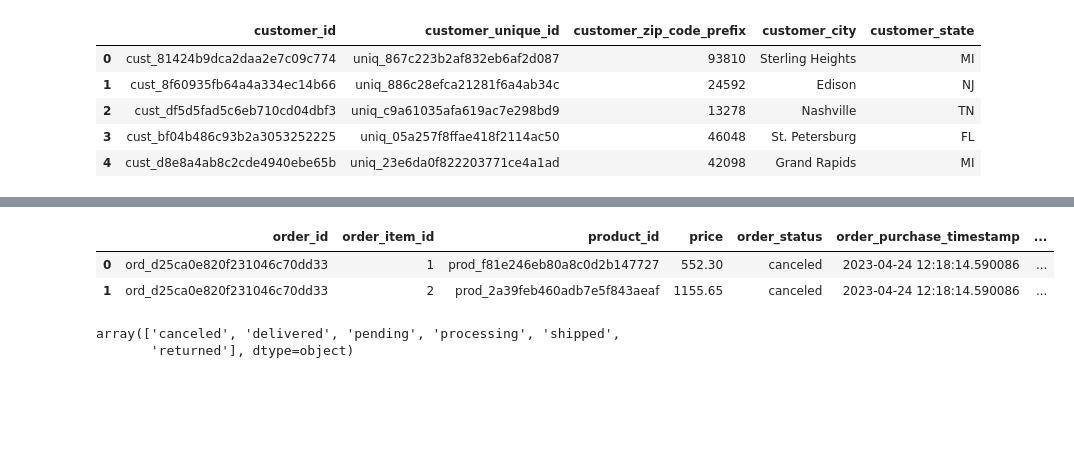
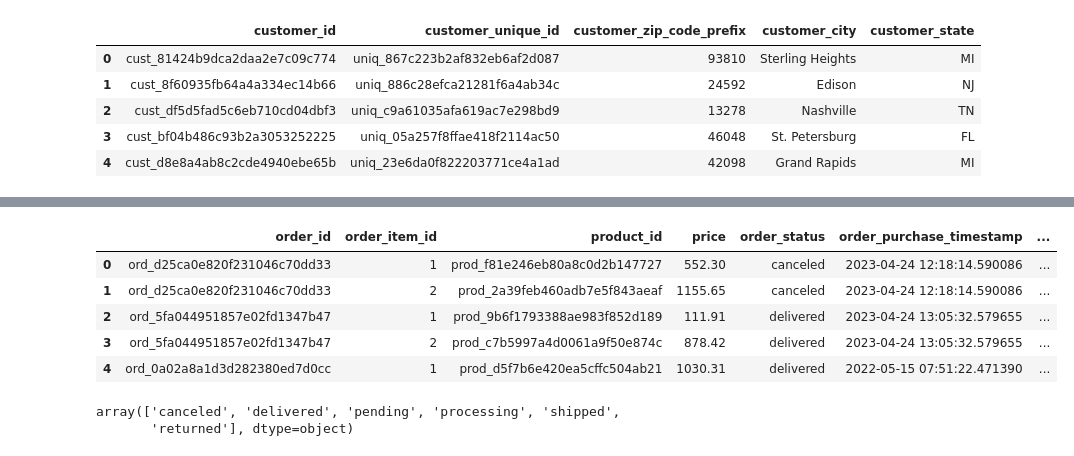
Before and after one commit to shunwuyu/ai_lesson, a Jupyter notebook: wnd/claude-code/lesson7_files/EDA.ipynb, the cells around one changed output, grey strips where cells are left out. Drawn from its saved outputs; the diff is of its cells as text; code cells hidden in the pictures; blank space fills up the shorter version.

```diff
--- a/wnd/claude-code/lesson7_files/EDA.ipynb
+++ b/wnd/claude-code/lesson7_files/EDA.ipynb
@@ -112,11 +124,14 @@ sales_data = pd.merge(left = order_items[['order_id','order_item_id', 'product_i
          right = orders[['order_id', 'order_status', 'order_purchase_timestamp', 'order_delivered_customer_date']],
          on = 'order_id')
 # %%
-sales_data.head(2)
+sales_data.head(5)
 # %% [output]
 |  | order_id | order_item_id | product_id | price | order_status | order_purchase_timestamp | ... |
 | 0 | ord_d25ca0e820f231046c70dd33 | 1 | prod_f81e246eb80a8c0d2b147727 | 552.30 | canceled | 2023-04-24 12:18:14.590086 | ... |
 | 1 | ord_d25ca0e820f231046c70dd33 | 2 | prod_2a39feb460adb7e5f843aeaf | 1155.65 | canceled | 2023-04-24 12:18:14.590086 | ... |
+| 2 | ord_5fa044951857e02fd1347b47 | 1 | prod_9b6f1793388ae983f852d189 | 111.91 | delivered | 2023-04-24 13:05:32.579655 | ... |
+| 3 | ord_5fa044951857e02fd1347b47 | 2 | prod_c7b5997a4d0061a9f50e874c | 878.42 | delivered | 2023-04-24 13:05:32.579655 | ... |
+| 4 | ord_0a02a8a1d3d282380ed7d0cc | 1 | prod_d5f7b6e420ea5cffc504ab21 | 1030.31 | delivered | 2022-05-15 07:51:22.471390 | ... |
 # %%
 sales_data['order_status'].unique()
 # %% [output]
```
Also changed, not shown: parts of 4 cells of this notebook, 4 other files.
